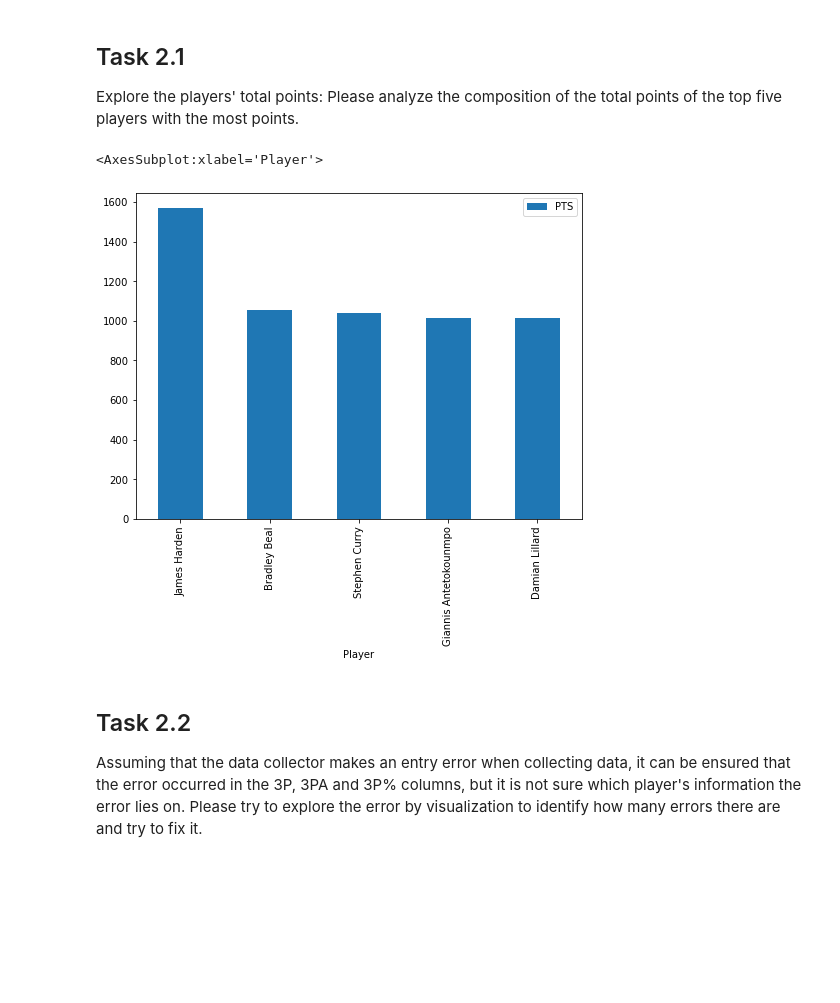
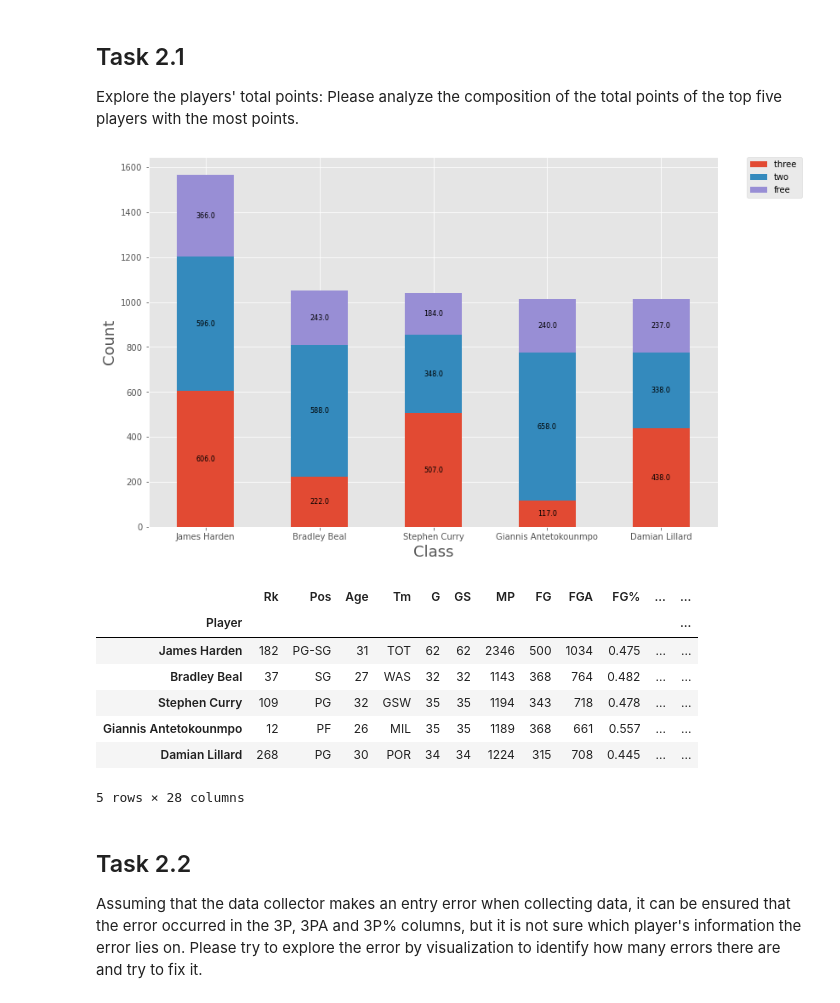
Before and after one commit to s3717566/prac-data-science-a1, a Jupyter notebook: assignment1_TEMPLATE.ipynb, the cells around one changed output. Saved outputs shown, nothing was run; the diff lists cells and outputs as text; code cells hidden in the pictures; blank space fills up the shorter version.

Commit message:
first graph

```diff
--- a/assignment1_TEMPLATE.ipynb
+++ b/assignment1_TEMPLATE.ipynb
@@ -123,16 +123,61 @@ data.to_csv('cleaned_NBA_players_stats.csv', index=False)
 # %% [markdown]
 ## Task 2.1
 Explore the players' total points: Please analyze the composition of the total points of the top five players with the most points.
-# %%
-# Code goes after this line by adding cells
-data.sort_values(by=['PTS'], ascending=False).head(5)["PTS"].array#.plot(kind='pie',autopct='%.2f')
-#plt.title("Player")
-#plt.show()
-#data['PTS']
-data.sort_values(by=['PTS'], ascending=False).head(5).plot.bar(y="PTS", figsize=(8,6))
-# %% [output]
-<AxesSubplot:xlabel='Player'>
-[figure, removed]
+# %%
+# Code goes after this line by adding cells
+#data.sort_values(by=['PTS'], ascending=False).head(5)["PTS"].array#.plot(kind='pie',autopct='%.2f')
+#plt.title("Player")
+#plt.show()
+#data['PTS']
+#data.sort_values(by=['PTS'], ascending=False).head(5).plot.bar(y="PTS", figsize=(8,6))
+three = 3 * data.sort_values(by=['PTS'], ascending=False).head(5)["3P"]
+two = 2 * data.sort_values(by=['PTS'], ascending=False).head(5)["2P"]
+free = data.sort_values(by=['PTS'], ascending=False).head(5)["FT"]
+
+plotdata = pd.DataFrame({ 'three ' : three, 'two' : two, 'free' : free },
+index = ["James Harden", "Bradley Beal", "Stephen Curry", "Giannis Antetokounmpo", "Damian Lillard"])
+#plotdata.plot(kind='bar', stacked=True)
+
+plt.style.use('ggplot')
+
+ax = plotdata.plot(stacked=True, kind='bar', figsize=(12, 8), rot='horizontal')
+
+# .patches is everything inside of the chart
+for rect in ax.patches:
+    # Find where everything is located
+    height = rect.get_height()
+    width = rect.get_width()
+    x = rect.get_x()
+    y = rect.get_y()
+
+    # The height of the bar is the data value and can be used as the label
+    label_text = f'{height}'  # f'{height:.2f}' to format decimal values
+
+    # ax.text(x, y, text)
+    label_x = x + width / 2
+    label_y = y + height / 2
+
+    # plot only when height is greater than specified value
+    if height > 0:
+        ax.text(label_x, label_y, label_text, ha='center', va='center', fontsize=8)
+
+ax.legend(bbox_to_anchor=(1.05, 1), loc='upper left', borderaxespad=0.)
+ax.set_ylabel("Count", fontsize=18)
+ax.set_xlabel("Class", fontsize=18)
+plt.show()
+# %% [output]
+[figure, added]
+# %%
+data.sort_values(by=['PTS'], ascending=False).head(5)
+# %% [output]
+|  | Rk | Pos | Age | Tm | G | GS | MP | FG | FGA | FG% | ... | ... |
+| Player |  |  |  |  |  |  |  |  |  |  |  | ... |
+| James Harden | 182 | PG-SG | 31 | TOT | 62 | 62 | 2346 | 500 | 1034 | 0.475 | ... | ... |
+| Bradley Beal | 37 | SG | 27 | WAS | 32 | 32 | 1143 | 368 | 764 | 0.482 | ... | ... |
+| Stephen Curry | 109 | PG | 32 | GSW | 35 | 35 | 1194 | 343 | 718 | 0.478 | ... | ... |
+| Giannis Antetokounmpo | 12 | PF | 26 | MIL | 35 | 35 | 1189 | 368 | 661 | 0.557 | ... | ... |
+| Damian Lillard | 268 | PG | 30 | POR | 34 | 34 | 1224 | 315 | 708 | 0.445 | ... | ... |
+5 rows × 28 columns
 # %% [markdown]
 ## Task 2.2
 Assuming that the data collector makes an entry error when collecting data, it can be ensured that the error occurred in the 3P, 3PA and 3P% columns, but it is not sure which player's information the error lies on. Please try to explore the error by visualization to identify how many errors there are and try to fix it.
```
Also changed, not shown: 1 other file.
